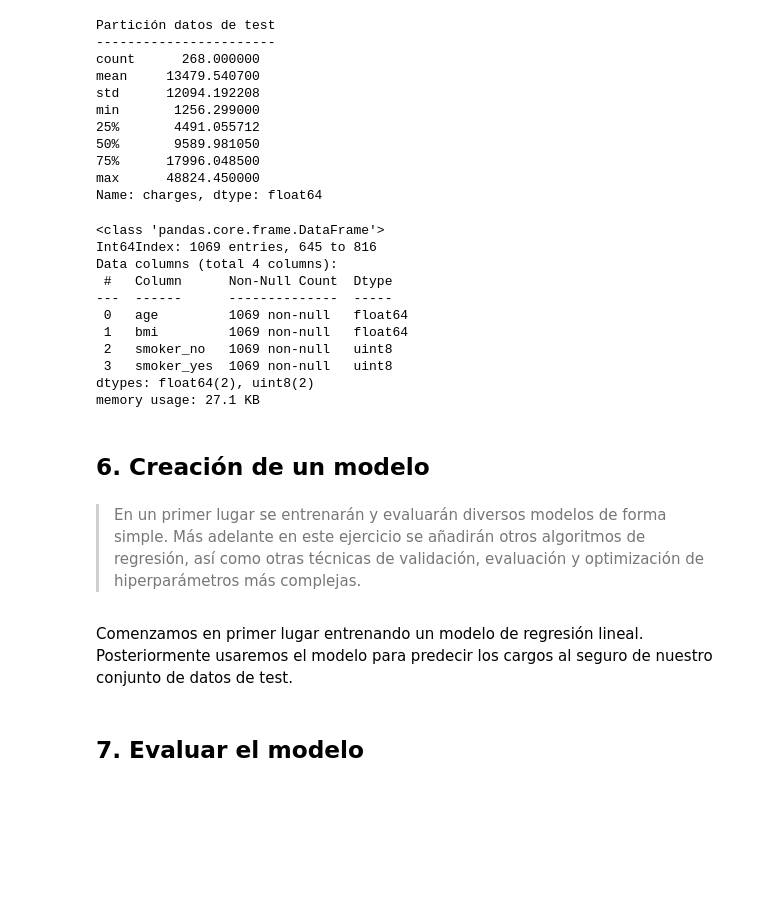
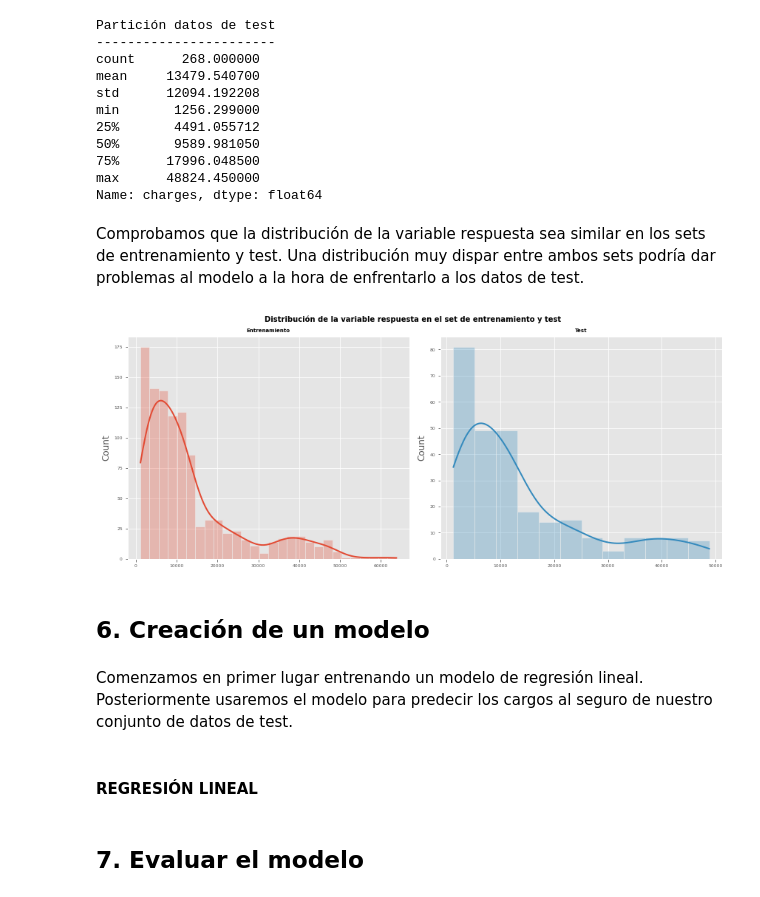
Before and after one commit to JuanManuelRamos/Proyectos-Machine-Learning-, a Jupyter notebook: ML Regresión/ML Reg - Previsión de seguros/ML Regresión - Previsión de seguros.ipynb, the cells around one changed output. Drawn from its saved outputs; the diff is of its cells as text; code cells hidden in the pictures; blank space fills up the shorter version.

Commit message:
Añadido de más algoritmos, ajuste de hiperparámetros y evaluación

```diff
--- a/ML Regresión/ML Reg - Previsión de seguros/ML Regresión - Previsión de seguros.ipynb
+++ b/ML Regresión/ML Reg - Previsión de seguros/ML Regresión - Previsión de seguros.ipynb
@@ -781,25 +785,41 @@ min       1256.299000
 75%      17996.048500
 max      48824.450000
 Name: charges, dtype: float64
-# %%
-X_train.info()
-# %% [output]
-<class 'pandas.core.frame.DataFrame'>
-Int64Index: 1069 entries, 645 to 816
-Data columns (total 4 columns):
- #   Column      Non-Null Count  Dtype
----  ------      --------------  -----
- 0   age         1069 non-null   float64
- 1   bmi         1069 non-null   float64
- 2   smoker_no   1069 non-null   uint8
- 3   smoker_yes  1069 non-null   uint8
-dtypes: float64(2), uint8(2)
-memory usage: 27.1 KB
+# %% [markdown]
+Comprobamos que la distribución de la variable respuesta sea similar en los sets de entrenamiento y test. Una distribución muy dispar entre ambos sets podría dar problemas al modelo a la hora de enfrentarlo a los datos de test.
+# %%
+fig, axes = plt.subplots(nrows=1, ncols=2, figsize=(12, 5))
+axes = axes.flat
+dt = [y_train, y_test]
+title = ["Entrenamiento", "Test"]
+
+for i, d in enumerate(dt):
+    sns.histplot(
+        data    = d,
+        #x       = lb,
+        stat    = "count",
+        kde     = True,
+        color   = (list(plt.rcParams['axes.prop_cycle'])*2)[i]["color"],
+        line_kws= {'linewidth': 2},
+        alpha   = 0.3,
+        ax      = axes[i]
+    )
+    axes[i].set_title(title[i], fontsize = 7, fontweight = "bold")
+    axes[i].tick_params(labelsize = 6)
+    axes[i].set_xlabel("")
+
+
+
+fig.tight_layout()
+plt.subplots_adjust(top = 0.9)
+fig.suptitle('Distribución de la variable respuesta en el set de entrenamiento y test', fontsize = 10, fontweight = "bold");
+# %% [output]
+[figure, added]
 # %% [markdown]
 ## 6. Creación de un modelo
-# %% [markdown]
-> En un primer lugar se entrenarán y evaluarán diversos modelos de forma simple. Más adelante en este ejercicio se añadirán otros algoritmos de regresión, así como otras técnicas de validación, evaluación y optimización de hiperparámetros más complejas.
 # %% [markdown]
 Comenzamos en primer lugar entrenando un modelo de regresión lineal. Posteriormente usaremos el modelo para predecir los cargos al seguro de nuestro conjunto de datos de test.
+# %% [markdown]
+#### REGRESIÓN LINEAL
 # %%
 model = LinearRegression().fit(X_train, y_train)
```
Also changed, not shown: parts of 34 cells of this notebook, 2 other files.
